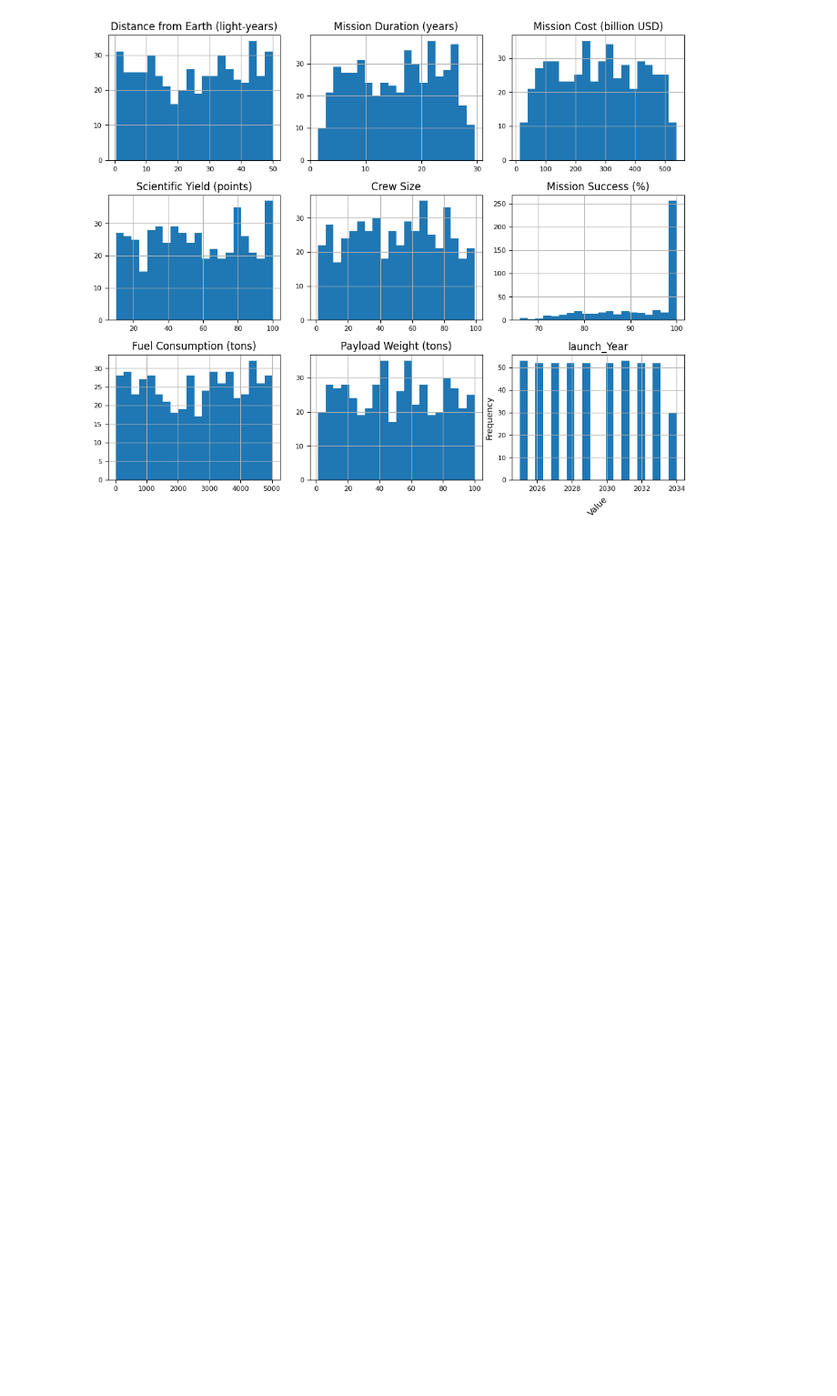
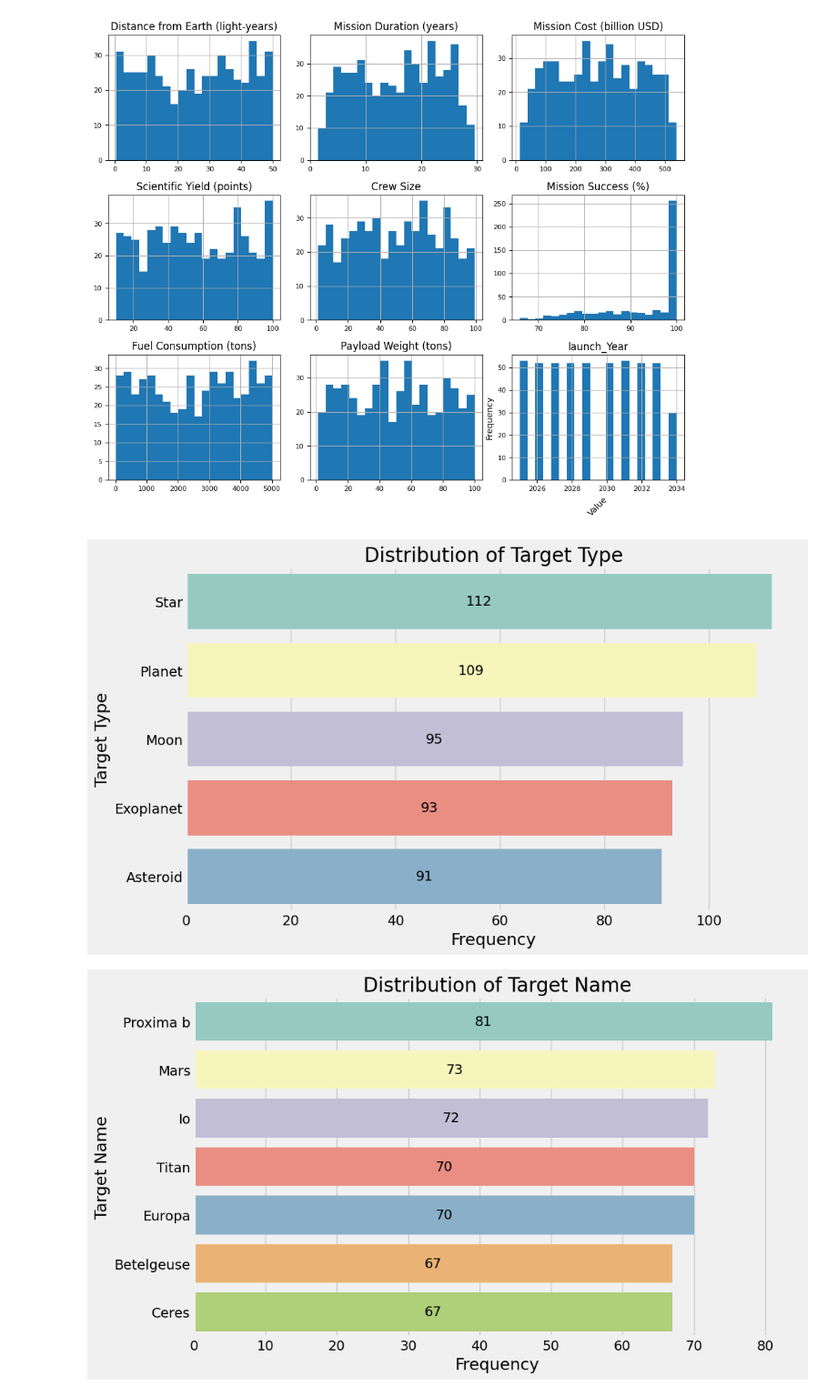
Before and after one commit to HMurawski/space_missions, a Jupyter notebook: main.ipynb, the cells around one changed output. Shown at 91% size. Saved outputs shown, nothing was run; the diff lists cells and outputs as text; code cells hidden in the pictures; blank space fills up the shorter version.

```diff
--- a/main.ipynb
+++ b/main.ipynb
@@ -225,3 +225,26 @@ plt.ylabel('Frequency', fontsize=10)
 plt.show()
 # %% [output]
 [figure]
+# %%
+for col in cat_cols :
+  if col not in ['Address','Neighborhood']:
+    plt.style.use("fivethirtyeight")
+    plt.figure(figsize=(10,6))
+    count_prim = df[col].value_counts()
+    ax = sns.barplot(y=count_prim.index, x=count_prim.values, palette="Set3")
+    plt.title(f'Distribution of {col}')
+    plt.ylabel(col)
+    plt.xlabel('Frequency')
+
+    for p in ax.patches:
+      width = p.get_width()
+      ax.text(width / 2,
+            p.get_y() + p.get_height() / 2,
+            '{:1.0f}'.format(width),
+            ha="center",
+            va="center")
+
+    plt.show()
+# %% [output]
+[figure, added]
+[figure, added]
```
Also changed, not shown: parts of 4 cells of this notebook.
